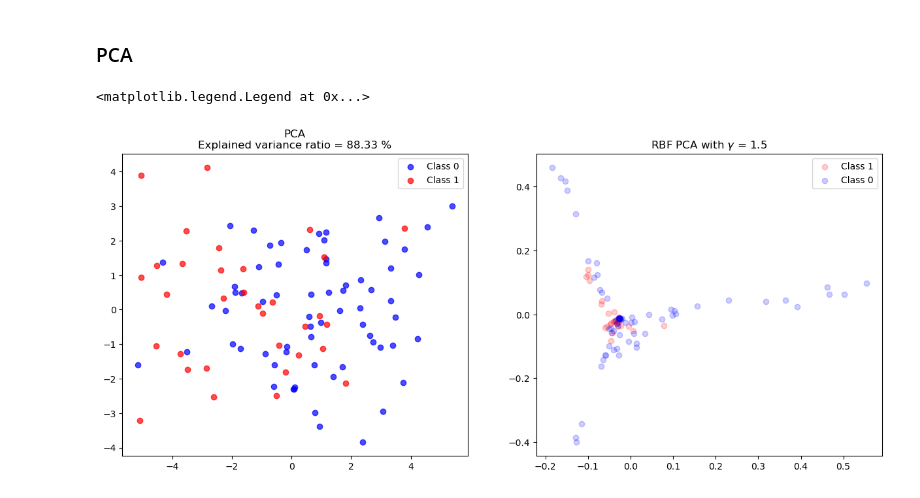
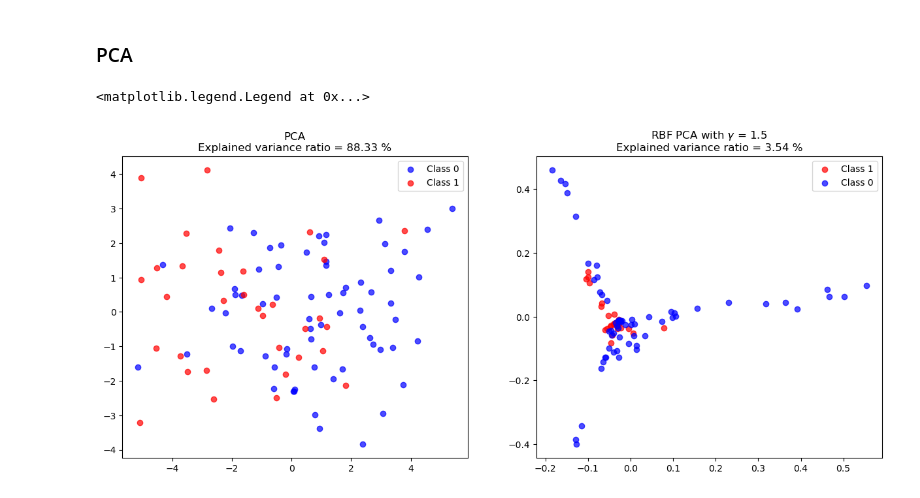
Before and after one commit to Thomas-labreur/StatLearnProject, a Jupyter notebook: main.ipynb, the cells around one changed output. Drawn from its saved outputs; the diff is of its cells as text; code cells hidden in the pictures.

```diff
--- a/main.ipynb
+++ b/main.ipynb
@@ -64,32 +70,35 @@ plt.show()
 # %%
 # Classic PCA
 pca = PCA(n_components=2)
 X_pca = pca.fit_transform(np.c_[X,y])
 ex_ratio = np.round(100*np.sum(pca.explained_variance_ratio_),2)
 class_0 = X_pca[y == 0]
 class_1 = X_pca[y == 1]
 
 # Plot classic PCA results
 plt.figure(figsize=(15, 6))
 plt.subplot(1,2,1)
 plt.title(f"PCA\nExplained variance ratio = {ex_ratio} %")
 plt.scatter(class_0[:, 0], class_0[:, 1], c='blue', label='Class 0', alpha=0.7)
 plt.scatter(class_1[:, 0], class_1[:, 1], c='red', label='Class 1', alpha=0.7)
 plt.legend()
 
 # Kernel PCA
 gam=1.5
 kpca = KernelPCA(n_components=None, kernel='rbf', gamma = gam)
 X_pca = kpca.fit_transform(np.c_[X,y])
+explained_variance = np.var(X_pca, axis=0)
+explained_variance_ratio = explained_variance / np.sum(explained_variance)
+ex_ratio = np.round(100*np.sum(explained_variance_ratio[:2]),2)
 class_0 = X_pca[y == 0]
 class_1 = X_pca[y == 1]
 
 # Plot Kernel PCA results
 plt.subplot(1,2,2)
-plt.title(f"RBF PCA with $\gamma$ = {gam}")
-plt.scatter(class_1[:, 0], class_1[:, 1], c='red', label='Class 1', alpha=0.2)
-plt.scatter(class_0[:, 0], class_0[:, 1], c='blue', label='Class 0', alpha=0.2)
+plt.title(f"RBF PCA with $\gamma$ = {gam}\nExplained variance ratio = {ex_ratio} %")
+plt.scatter(class_1[:, 0], class_1[:, 1], c='red', label='Class 1', alpha=0.7)
+plt.scatter(class_0[:, 0], class_0[:, 1], c='blue', label='Class 0', alpha=0.7)
 plt.legend()
 # %% [output]
 <matplotlib.legend.Legend at 0x...>
-[figure, old version]
+[figure, new version]
```
Also changed, not shown: parts of 33 cells of this notebook, 4 other files.
